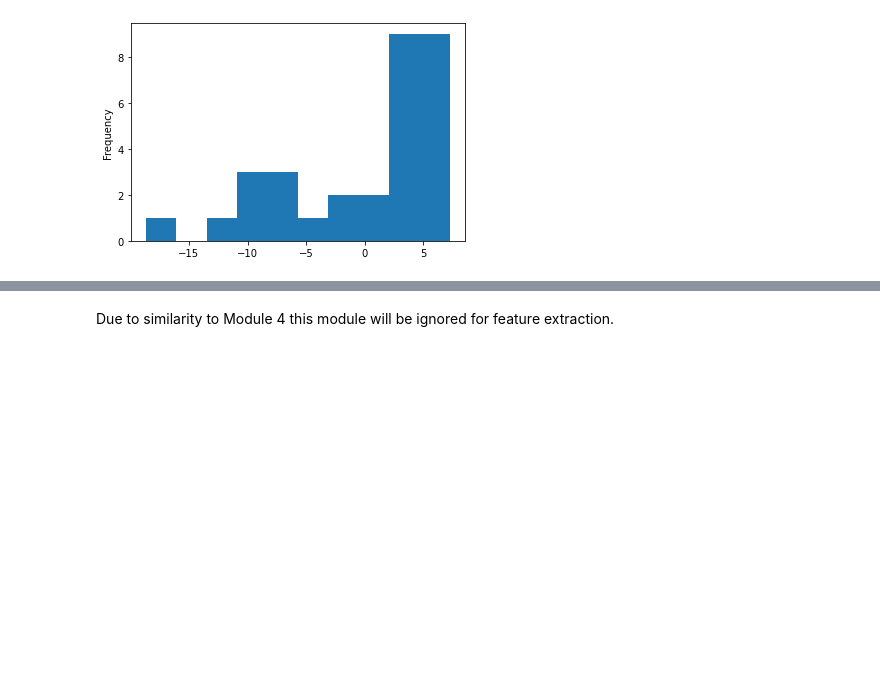
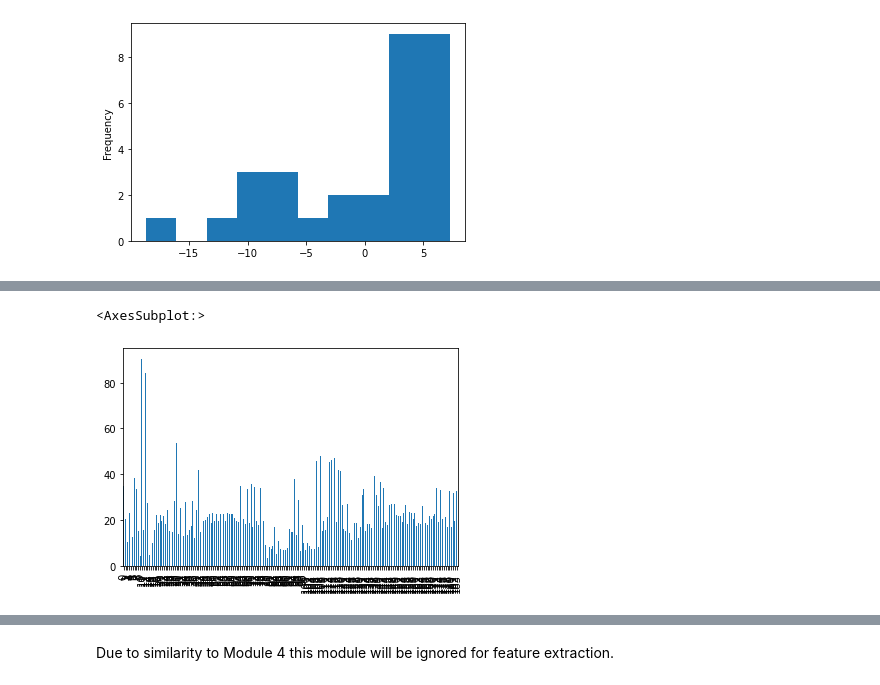
Before and after one commit to AlexHTW/ngs_quality_control, a Jupyter notebook: 06_feature_engineering_modules.ipynb, the cells around one changed output, grey strips where cells are left out. Saved outputs shown, nothing was run; the diff lists cells and outputs as text; code cells hidden in the pictures; blank space fills up the shorter version.

```diff
--- a/06_feature_engineering_modules.ipynb
+++ b/06_feature_engineering_modules.ipynb
@@ -170,0 +251,5 @@ ngs_reads.drop(columns='Per tile sequence quality', inplace=True) # drop origina
+# %%
+ngs_reads['module_3_alpha'].plot(kind='bar')
+# %% [output]
+<AxesSubplot:>
+[figure, added]
```
Also changed, not shown: parts of 58 cells of this notebook.
